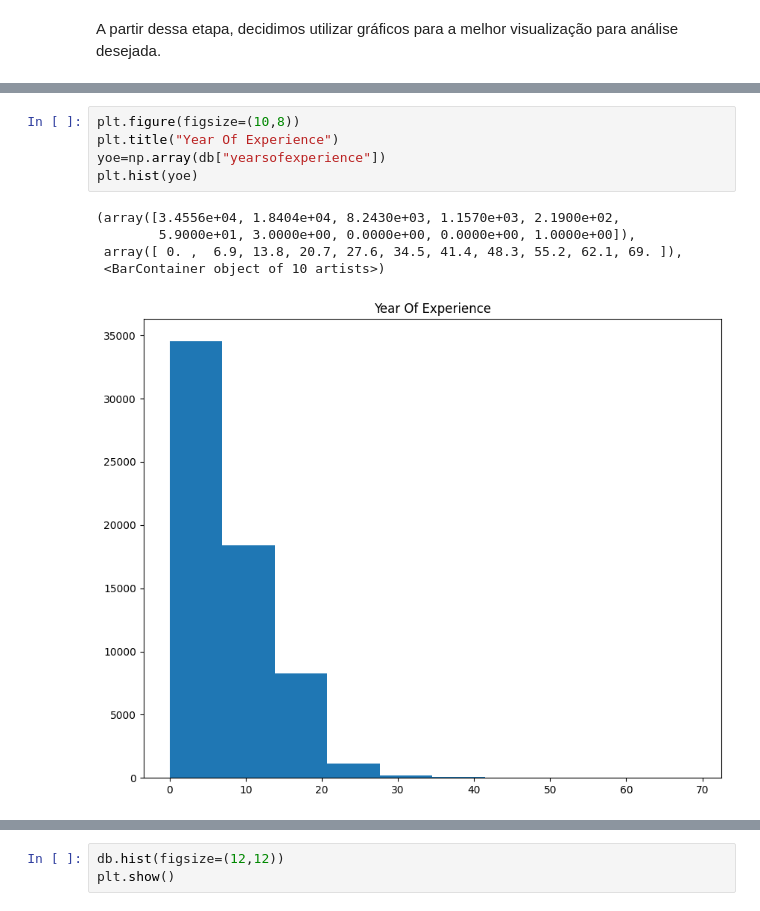
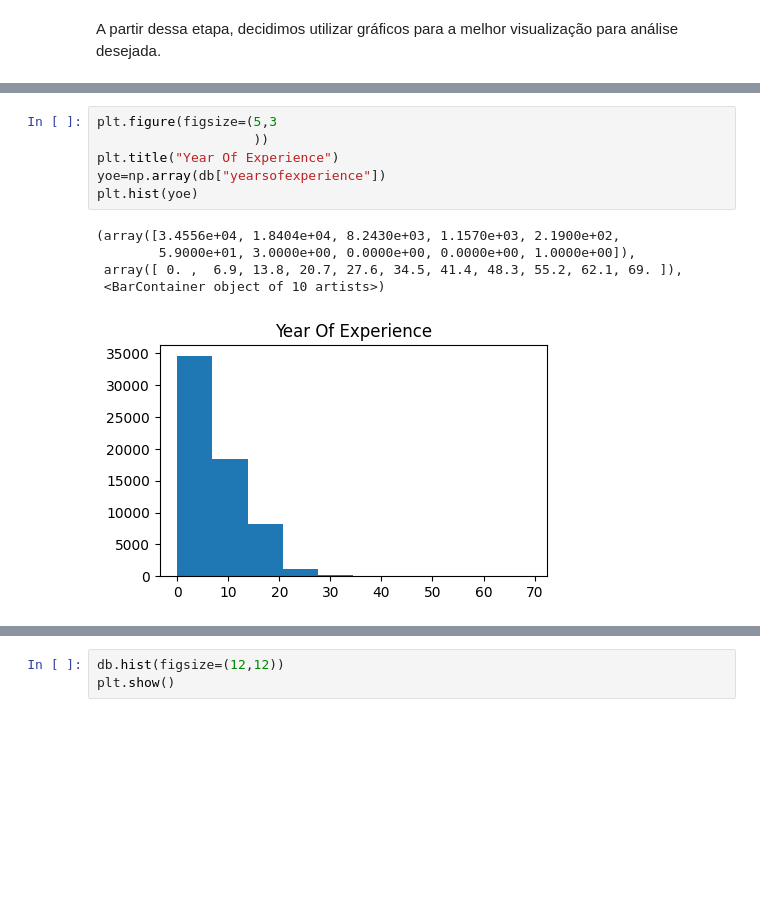
Before and after one commit to levicristiano/salary_forecast, a Jupyter notebook: salary_forecast.ipynb, the cells around one changed output, grey strips where cells are left out. Drawn from its saved outputs; the diff is of its cells as text; blank space fills up the shorter version.

```diff
--- a/salary_forecast.ipynb
+++ b/salary_forecast.ipynb
@@ -163,12 +163,13 @@ plt.hist(tyc)
 # %%
-plt.figure(figsize=(10,8))
+plt.figure(figsize=(5,3
+                    ))
 plt.title("Year Of Experience")
 yoe=np.array(db["yearsofexperience"])
 plt.hist(yoe)
 # %% [output]
 (array([3.4556e+04, 1.8404e+04, 8.2430e+03, 1.1570e+03, 2.1900e+02,
         5.9000e+01, 3.0000e+00, 0.0000e+00, 0.0000e+00, 1.0000e+00]),
  array([ 0. ,  6.9, 13.8, 20.7, 27.6, 34.5, 41.4, 48.3, 55.2, 62.1, 69. ]),
  <BarContainer object of 10 artists>)
-[figure, old version]
+[figure, new version]
 # %%
```
Also changed, not shown: parts of 5 cells of this notebook.
